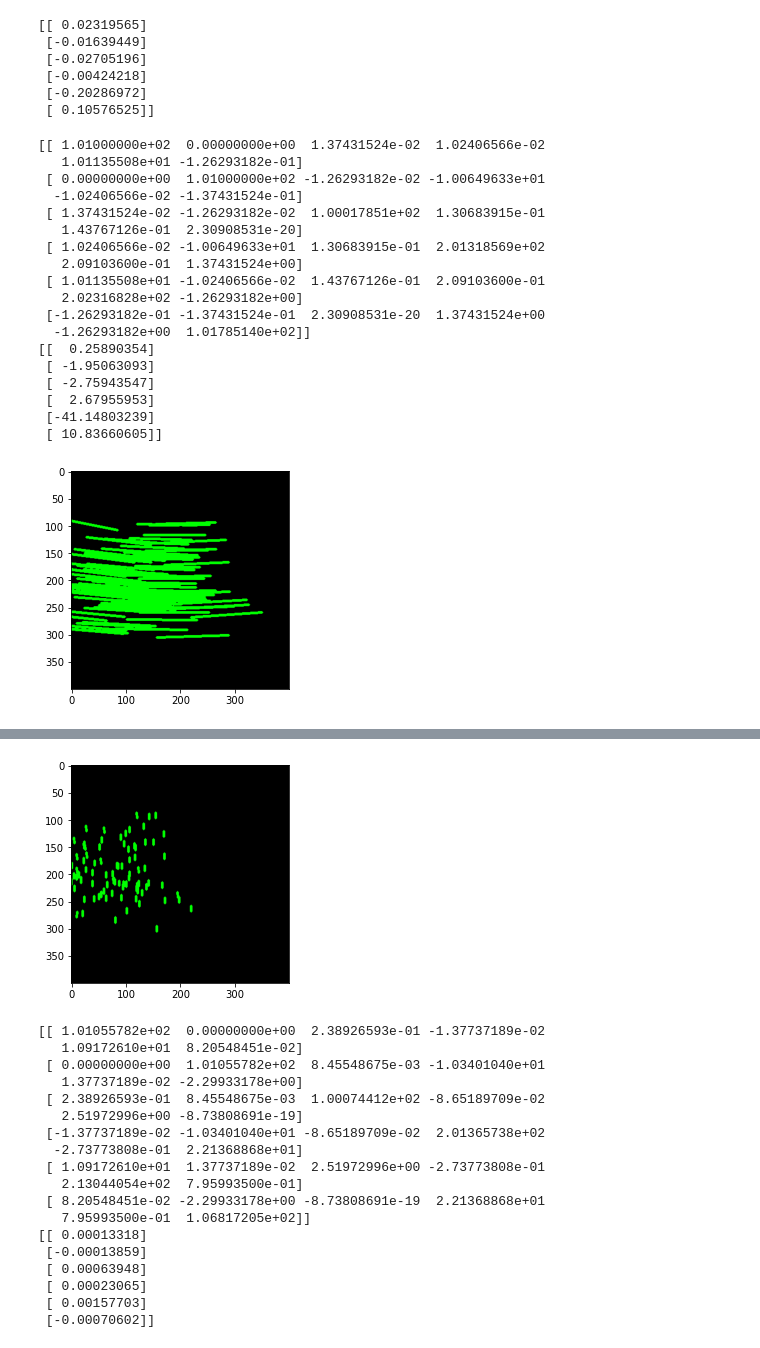
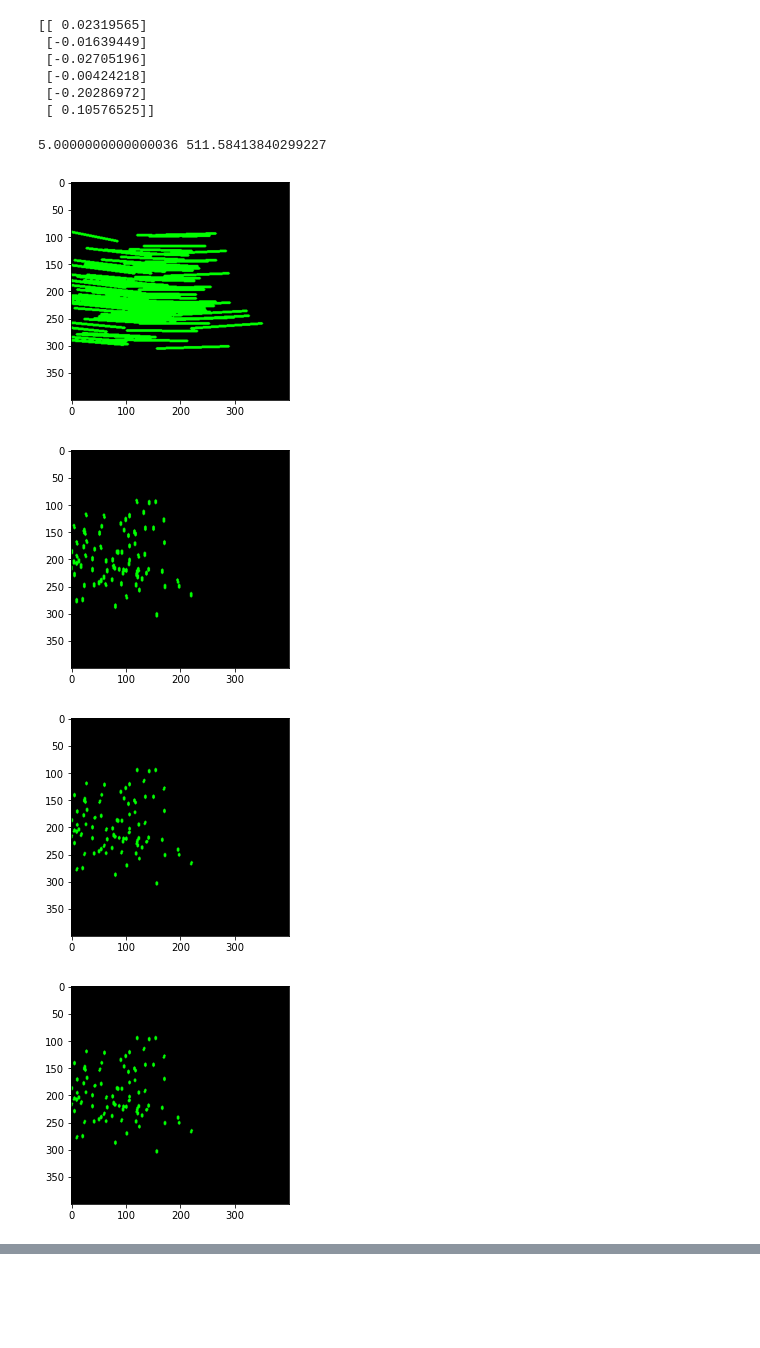
Before and after one commit to tmako123/nextage_jupyter, a Jupyter notebook: 3d-2dCorrespondenceWithPrior.ipynb, the cells around one changed output, grey strips where cells are left out. Saved outputs shown, nothing was run; the diff lists cells and outputs as text; code cells hidden in the pictures; blank space fills up the shorter version.

Commit message:
add prior information weight

```diff
--- a/3d-2dCorrespondenceWithPrior.ipynb
+++ b/3d-2dCorrespondenceWithPrior.ipynb
@@ -110,9 +110,14 @@ T = np.zeros((3,1))
 
 debug_show = True
 use_prior = True
-priorInfo = np.eye(6) * 1e2
+priorWeightTrans = 0.5
+priorWeightRot = 0.5
 
-for i in range(10):
+
+priorInfo = np.eye(6)
+
+isFirst = True
+for i in range(4):
     image = np.zeros((im_size, im_size, 3),np.uint8)
     JtJ = np.zeros((6,6))
     JtE = np.zeros((6,1))
@@ -158,50 +163,41 @@ for i in range(10):
             pt2=(int(p1[0]), int(p1[1])),
             color=(0, 255, 0),
             thickness=3,
             lineType=cv2.LINE_4,
             shift=0)
 
     if(use_prior):
+        if(isFirst == True):
+            isFirst = False
+            infoTrans = np.max(np.diag(JtJ[0:3,0:3])) * priorWeightTrans
+            infoRot = np.max(np.diag(JtJ[3:6,3:6])) *priorWeightRot
+            priorInfo[0:3,0:3] *= infoTrans
+            priorInfo[3:6,3:6] *= infoRot
+            print(infoTrans, infoRot)
         JtJ += priorInfo
         JtE += priorInfo @  prior
-    print(JtJ)
-    print(JtE)
     ext = np.linalg.inv(JtJ) @ JtE
     T += ext[0:3,0:1]
     omega = ext[3:6,0]
     quat = quaternion.from_rotation_vector(omega)
     dR = quaternion.as_rotation_matrix(quat)
 
     R = dR @ R
     if(debug_show):
         plt.imshow(image)
         plt.show()
 
 estM = np.eye(4)
 estM[0:3,0:3] = R
 estM[0:3,3:4] = T
 
 print("estimation")
 print(estM)
 print("ground truth")
 print(GM)
 # %% [output]
-[[ 1.01000000e+02  0.00000000e+00  1.37431524e-02  1.02406566e-02
-   1.01135508e+01 -1.26293182e-01]
- [ 0.00000000e+00  1.01000000e+02 -1.26293182e-02 -1.00649633e+01
-  -1.02406566e-02 -1.37431524e-01]
- [ 1.37431524e-02 -1.26293182e-02  1.00017851e+02  1.30683915e-01
-   1.43767126e-01  2.30908531e-20]
- [ 1.02406566e-02 -1.00649633e+01  1.30683915e-01  2.01318569e+02
-   2.09103600e-01  1.37431524e+00]
- [ 1.01135508e+01 -1.02406566e-02  1.43767126e-01  2.09103600e-01
-   2.02316828e+02 -1.26293182e+00]
- [-1.26293182e-01 -1.37431524e-01  2.30908531e-20  1.37431524e+00
-  -1.26293182e+00  1.01785140e+02]]
-[[  0.25890354]
- [ -1.95063093]
- [ -2.75943547]
- [  2.67955953]
- [-41.14803239]
- [ 10.83660605]]
+5.0000000000000036 511.58413840299227
 [figure]
+[figure, new version]
+[figure]
+[figure]
@@ -226,19 +213,0 @@ print(GM)
-[figure, old version]
-[[ 1.01055782e+02  0.00000000e+00  2.38926593e-01 -1.37737189e-02
-   1.09172610e+01  8.20548451e-02]
- [ 0.00000000e+00  1.01055782e+02  8.45548675e-03 -1.03401040e+01
-   1.37737189e-02 -2.29933178e+00]
- [ 2.38926593e-01  8.45548675e-03  1.00074412e+02 -8.65189709e-02
-   2.51972996e+00 -8.73808691e-19]
- [-1.37737189e-02 -1.03401040e+01 -8.65189709e-02  2.01365738e+02
-  -2.73773808e-01  2.21368868e+01]
- [ 1.09172610e+01  1.37737189e-02  2.51972996e+00 -2.73773808e-01
-   2.13044054e+02  7.95993500e-01]
- [ 8.20548451e-02 -2.29933178e+00 -8.73808691e-19  2.21368868e+01
-   7.95993500e-01  1.06817205e+02]]
-[[ 0.00013318]
- [-0.00013859]
- [ 0.00063948]
- [ 0.00023065]
- [ 0.00157703]
- [-0.00070602]]
```
Also changed, not shown: parts of 1 cell of this notebook.
